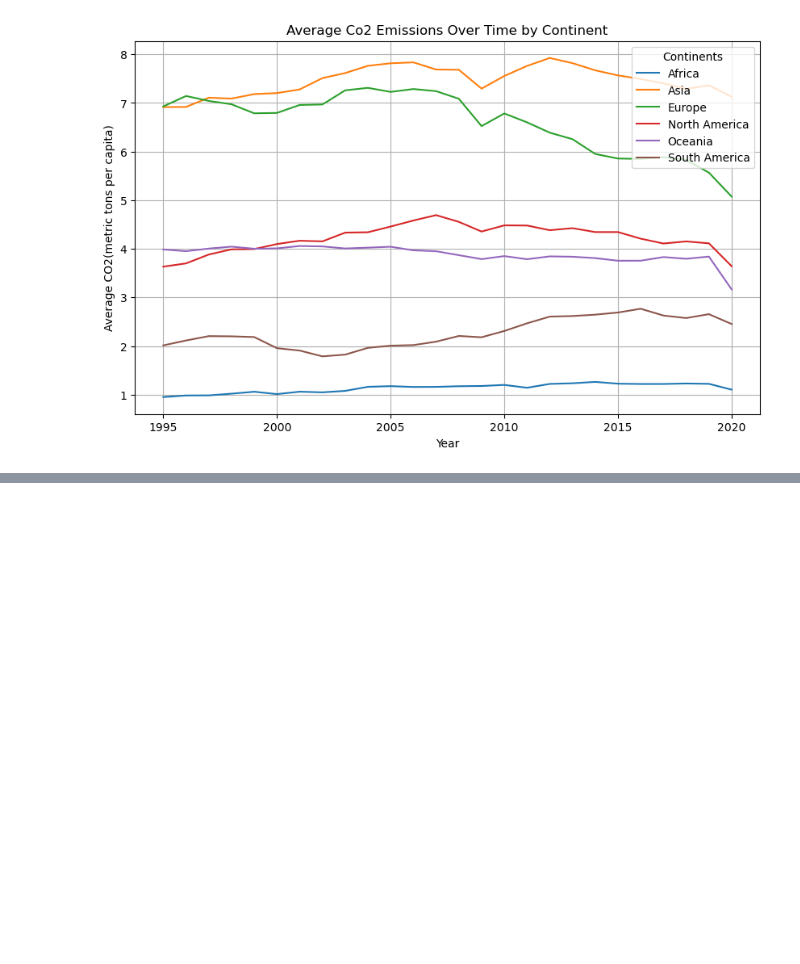
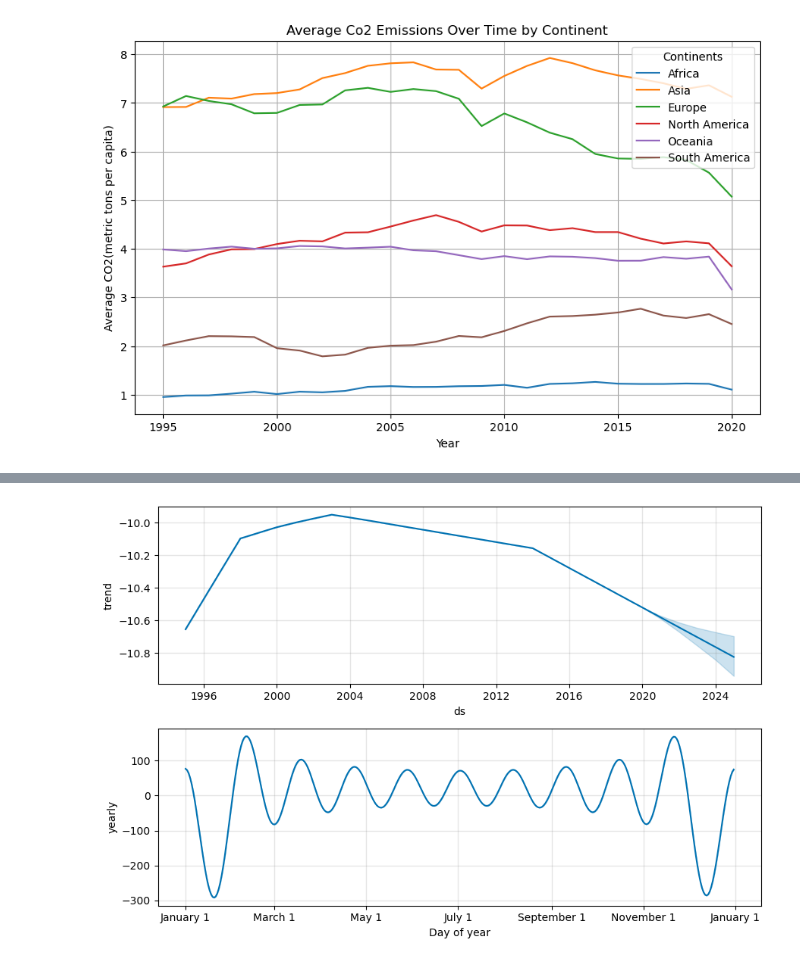
Before and after one commit to hsingh8015/project1, a Jupyter notebook: continental_avg_temp_change.ipynb, the cells around one changed output, grey strips where cells are left out. Saved outputs shown, nothing was run; the diff lists cells and outputs as text; code cells hidden in the pictures; blank space fills up the shorter version.

```diff
--- a/continental_avg_temp_change.ipynb
+++ b/continental_avg_temp_change.ipynb
@@ -213,0 +356,4 @@ plt.show()
+# %%
+figures = model.plot_components(forecast_trends)
+# %% [output]
+[figure, added]
```
Also changed, not shown: parts of 24 cells of this notebook, 1 other file.
